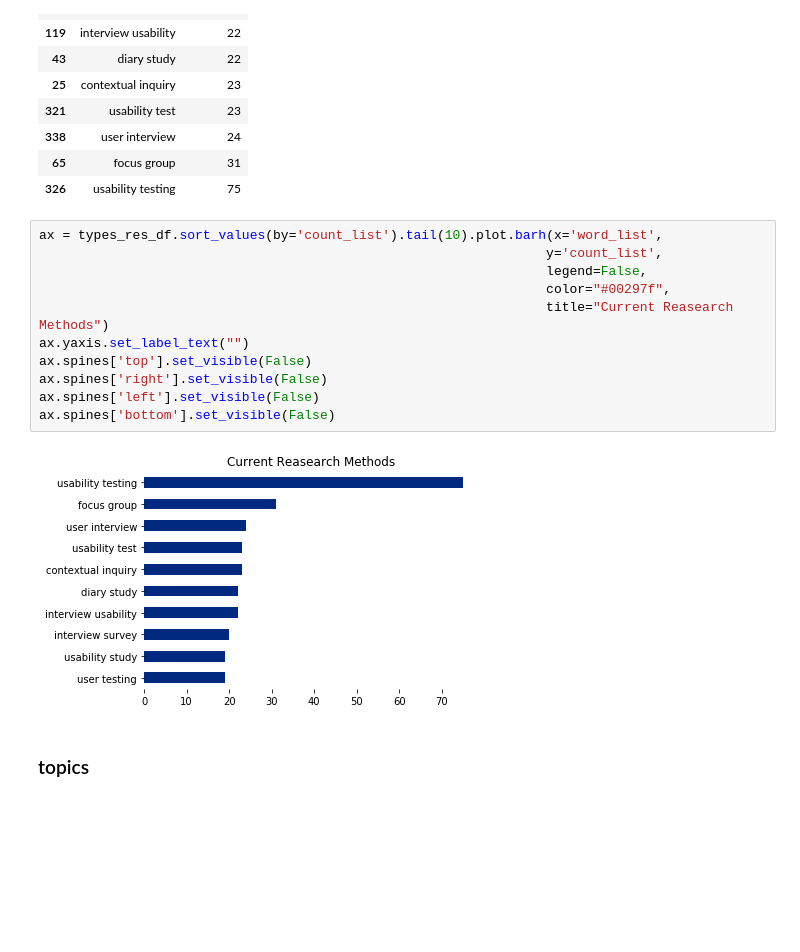
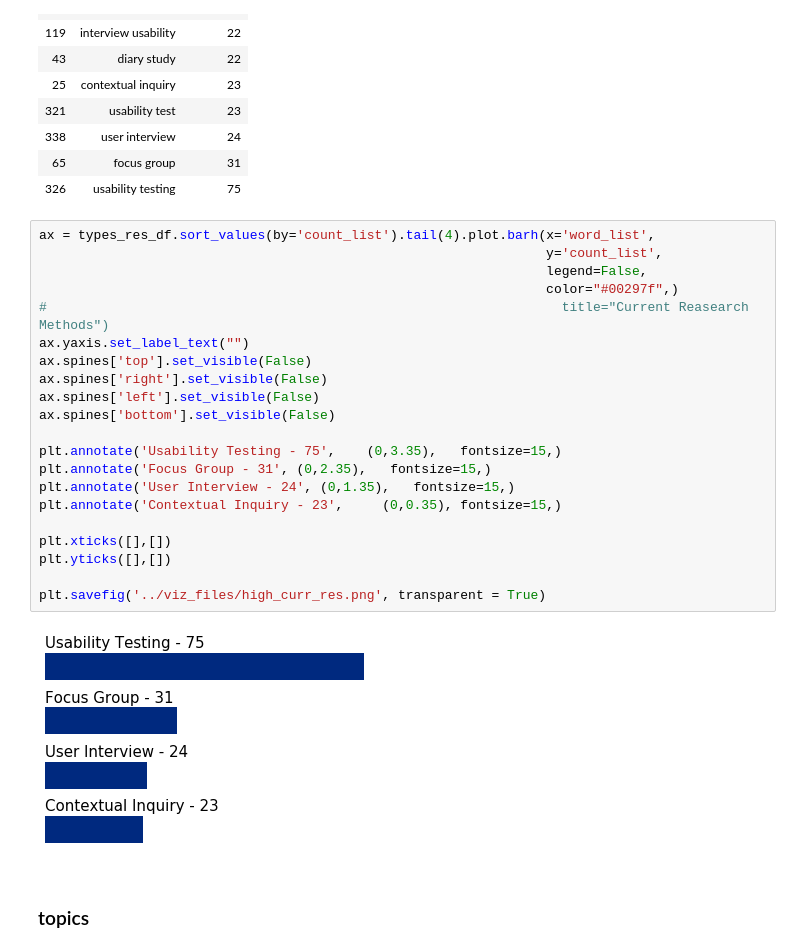
Before and after one commit to PersonaPredicta/Survey_Says..., a Jupyter notebook: fred/MVPhigh.ipynb, the cells around one changed output. Drawn from its saved outputs; the diff is of its cells as text; blank space fills up the shorter version.

```diff
--- a/fred/MVPhigh.ipynb
+++ b/fred/MVPhigh.ipynb
@@ -443,18 +458,28 @@ types_res_df.sort_values(by='count_list').tail(10)
 | 65 | focus group | 31 |
 | 326 | usability testing | 75 |
 # %%
-ax = types_res_df.sort_values(by='count_list').tail(10).plot.barh(x='word_list',
+ax = types_res_df.sort_values(by='count_list').tail(4).plot.barh(x='word_list',
                                                                  y='count_list',
                                                                  legend=False,
-                                                                 color="#00297f",
-                                                                 title="Current Reasearch Methods")
+                                                                 color="#00297f",)
+#                                                                  title="Current Reasearch Methods")
 ax.yaxis.set_label_text("")
 ax.spines['top'].set_visible(False)
 ax.spines['right'].set_visible(False)
 ax.spines['left'].set_visible(False)
 ax.spines['bottom'].set_visible(False)
+
+plt.annotate('Usability Testing - 75',    (0,3.35),   fontsize=15,)
+plt.annotate('Focus Group - 31', (0,2.35),   fontsize=15,)
+plt.annotate('User Interview - 24', (0,1.35),   fontsize=15,)
+plt.annotate('Contextual Inquiry - 23',     (0,0.35), fontsize=15,)
+
+plt.xticks([],[])
+plt.yticks([],[])
+
+plt.savefig('../viz_files/high_curr_res.png', transparent = True)
 # %% [output]
-[figure, old version]
+[figure, new version]
 # %% [markdown]
 ### topics
 # %%
```
Also changed, not shown: parts of 3 cells of this notebook.
